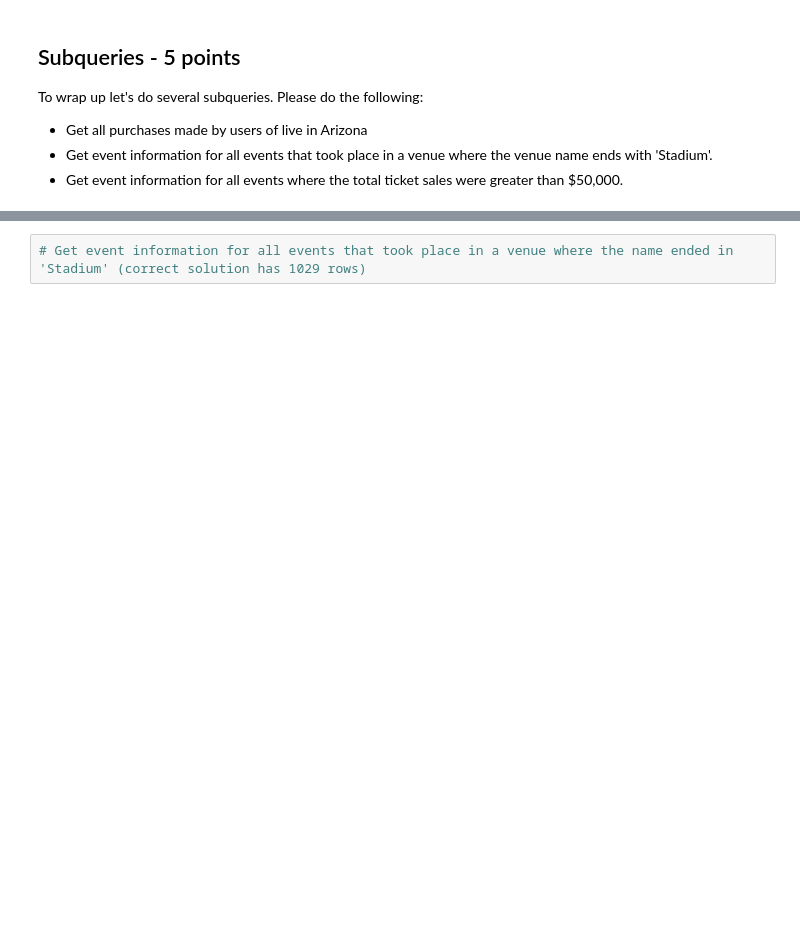
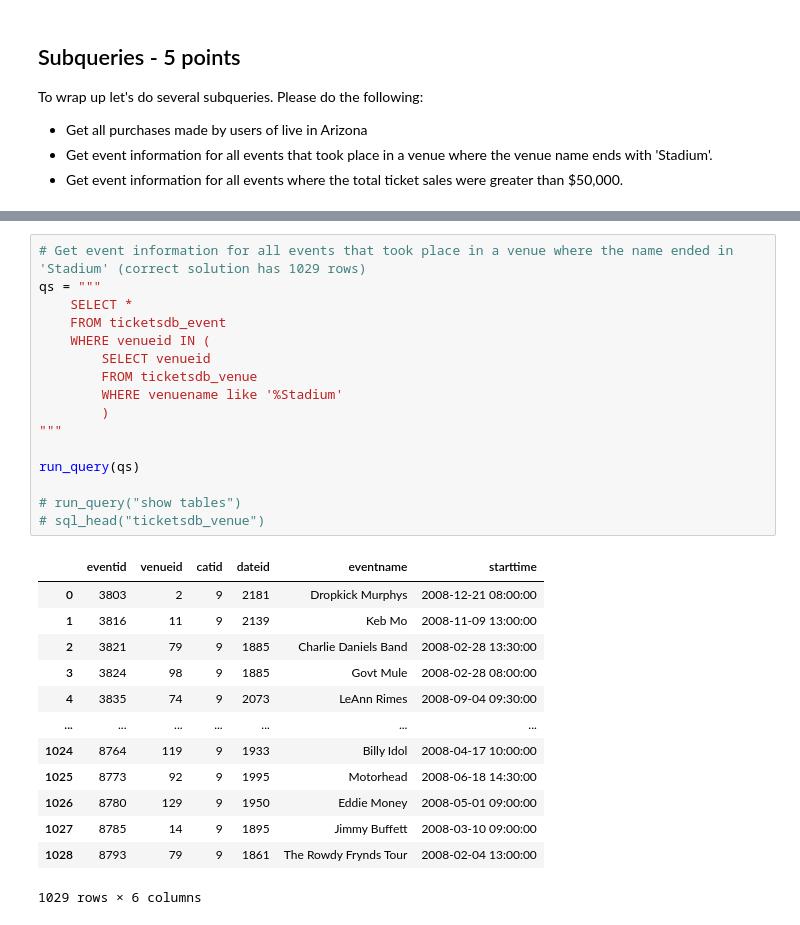
Before and after one commit to CougarBellinger/ISTA-322-FA24, a Jupyter notebook: Classwork/Homework/DE_HW4_cougar_bellinger.ipynb, the cells around one changed output, grey strips where cells are left out. Saved outputs shown, nothing was run; the diff lists cells and outputs as text; blank space fills up the shorter version.

```diff
--- a/Classwork/Homework/DE_HW4_cougar_bellinger.ipynb
+++ b/Classwork/Homework/DE_HW4_cougar_bellinger.ipynb
@@ -378,5 +446,33 @@ To wrap up let's do several subqueries. Please do the following:
 # %%
 # Get event information for all events that took place in a venue where the name ended in 'Stadium' (correct solution has 1029 rows)
+qs = """
+    SELECT *
+    FROM ticketsdb_event
+    WHERE venueid IN (
+        SELECT venueid
+        FROM ticketsdb_venue
+        WHERE venuename like '%Stadium'
+        )
+"""
+
+run_query(qs)
+
+# run_query("show tables")
+# sql_head("ticketsdb_venue")
+# %% [output]
+|  | eventid | venueid | catid | dateid | eventname | starttime |
+| 0 | 3803 | 2 | 9 | 2181 | Dropkick Murphys | 2008-12-21 08:00:00 |
+| 1 | 3816 | 11 | 9 | 2139 | Keb Mo | 2008-11-09 13:00:00 |
+| 2 | 3821 | 79 | 9 | 1885 | Charlie Daniels Band | 2008-02-28 13:30:00 |
+| 3 | 3824 | 98 | 9 | 1885 | Govt Mule | 2008-02-28 08:00:00 |
+| 4 | 3835 | 74 | 9 | 2073 | LeAnn Rimes | 2008-09-04 09:30:00 |
+| ... | ... | ... | ... | ... | ... | ... |
+| 1024 | 8764 | 119 | 9 | 1933 | Billy Idol | 2008-04-17 10:00:00 |
+| 1025 | 8773 | 92 | 9 | 1995 | Motorhead | 2008-06-18 14:30:00 |
+| 1026 | 8780 | 129 | 9 | 1950 | Eddie Money | 2008-05-01 09:00:00 |
+| 1027 | 8785 | 14 | 9 | 1895 | Jimmy Buffett | 2008-03-10 09:00:00 |
+| 1028 | 8793 | 79 | 9 | 1861 | The Rowdy Frynds Tour | 2008-02-04 13:00:00 |
+1029 rows × 6 columns
 # %%
 # Get event name where the total sales for that event were greater than $50000 (correct solution has three rows for Adriana Lecouvreur,Phantom of the Opera, and Janet Jackson )
 # Note that we are looking for  event name!
```
Also changed, not shown: parts of 4 cells of this notebook.
